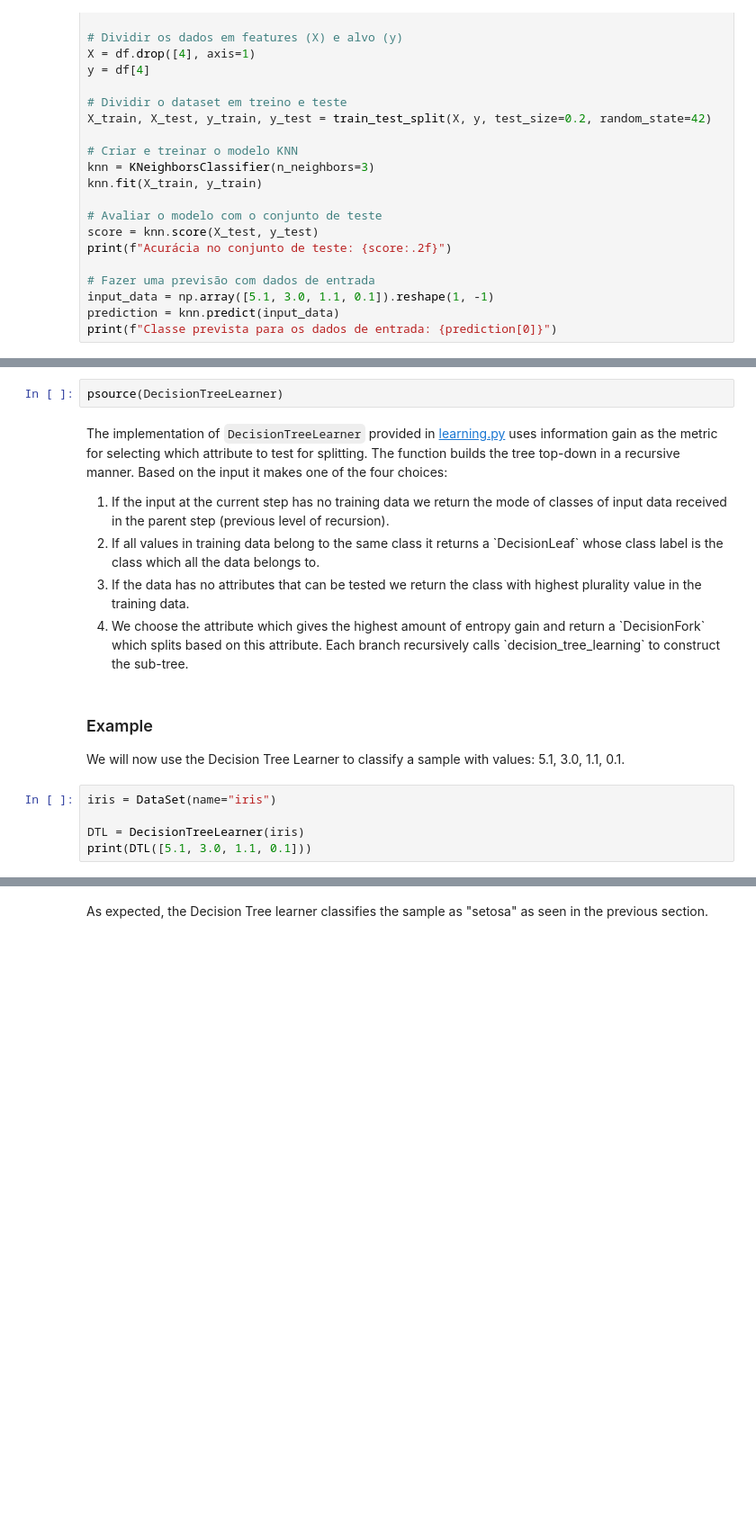
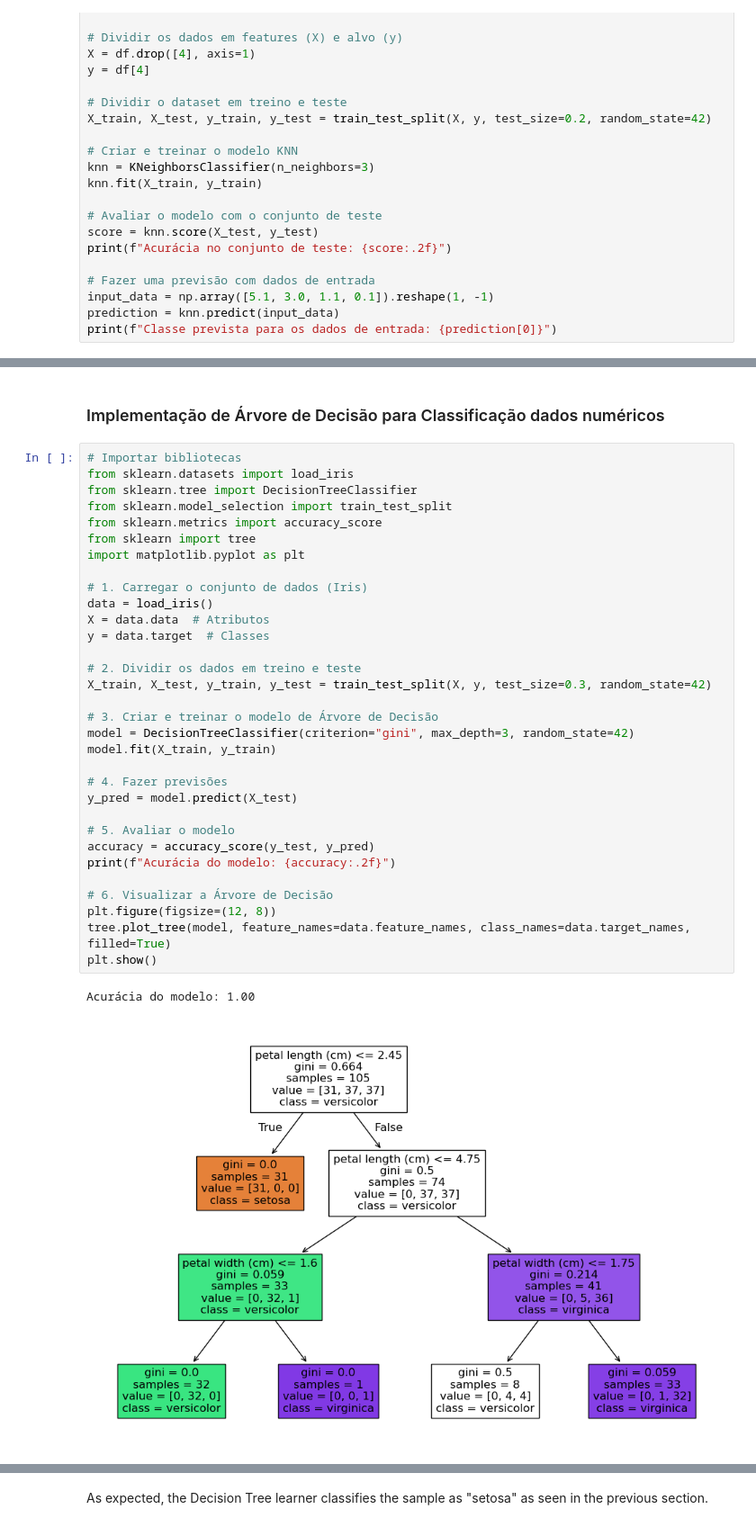
Before and after one commit to eltonsarmanho/aimacode_ptBR_python, a Jupyter notebook: learning.ipynb, the cells around one changed output, grey strips where cells are left out. Shown: that part at 90% size. Cells and saved outputs as stored; diff of their text form; blank space fills up the shorter version.

```diff
--- a/learning.ipynb
+++ b/learning.ipynb
@@ -424,19 +635,37 @@ The leaf node stores the class label in `result`. All input tuples' classificati
-# %%
-psource(DecisionTreeLearner)
-# %% [markdown]
-The implementation of `DecisionTreeLearner` provided in [learning.py](https://github.com/aimacode/aima-python/blob/master/learning.py) uses information gain as the metric for selecting which attribute to test for splitting. The function builds the tree top-down in a recursive manner. Based on the input it makes one of the four choices:
-<ol>
-<li>If the input at the current step has no training data we return the mode of classes of input data received in the parent step (previous level of recursion).</li>
-<li>If all values in training data belong to the same class it returns a `DecisionLeaf` whose class label is the class which all the data belongs to.</li>
-<li>If the data has no attributes that can be tested we return the class with highest plurality value in the training data.</li>
-<li>We choose the attribute which gives the highest amount of entropy gain and return a `DecisionFork` which splits based on this attribute. Each branch recursively calls `decision_tree_learning` to construct the sub-tree.</li>
-</ol>
-# %% [markdown]
-### Example
-
-We will now use the Decision Tree Learner to classify a sample with values: 5.1, 3.0, 1.1, 0.1.
-# %%
-iris = DataSet(name="iris")
-
-DTL = DecisionTreeLearner(iris)
-print(DTL([5.1, 3.0, 1.1, 0.1]))
+# %% [markdown]
+### Implementação de Árvore de Decisão para Classificação dados numéricos
+# %%
+# Importar bibliotecas
+from sklearn.datasets import load_iris
+from sklearn.tree import DecisionTreeClassifier
+from sklearn.model_selection import train_test_split
+from sklearn.metrics import accuracy_score
+from sklearn import tree
+import matplotlib.pyplot as plt
+
+# 1. Carregar o conjunto de dados (Iris)
+data = load_iris()
+X = data.data  # Atributos
+y = data.target  # Classes
+
+# 2. Dividir os dados em treino e teste
+X_train, X_test, y_train, y_test = train_test_split(X, y, test_size=0.3, random_state=42)
+
+# 3. Criar e treinar o modelo de Árvore de Decisão
+model = DecisionTreeClassifier(criterion="gini", max_depth=3, random_state=42)
+model.fit(X_train, y_train)
+
+# 4. Fazer previsões
+y_pred = model.predict(X_test)
+
+# 5. Avaliar o modelo
+accuracy = accuracy_score(y_test, y_pred)
+print(f"Acurácia do modelo: {accuracy:.2f}")
+
+# 6. Visualizar a Árvore de Decisão
+plt.figure(figsize=(12, 8))
+tree.plot_tree(model, feature_names=data.feature_names, class_names=data.target_names, filled=True)
+plt.show()
+# %% [output]
+Acurácia do modelo: 1.00
+[figure, added]
```
Also changed, not shown: parts of 14 cells of this notebook, 1 other file.
